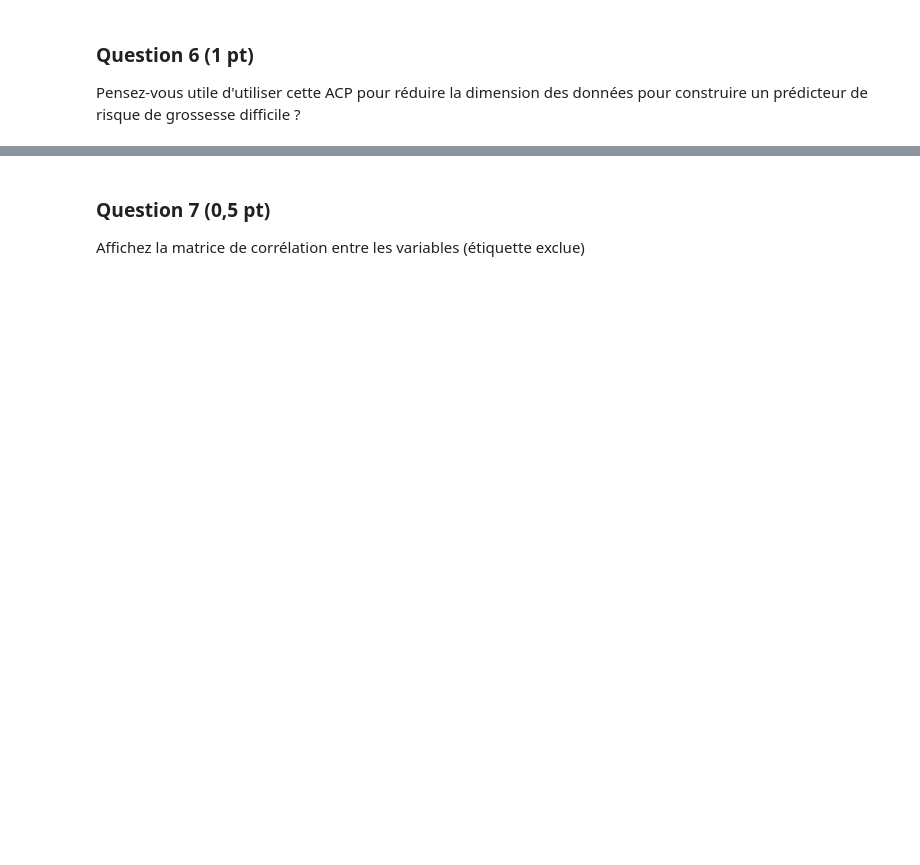
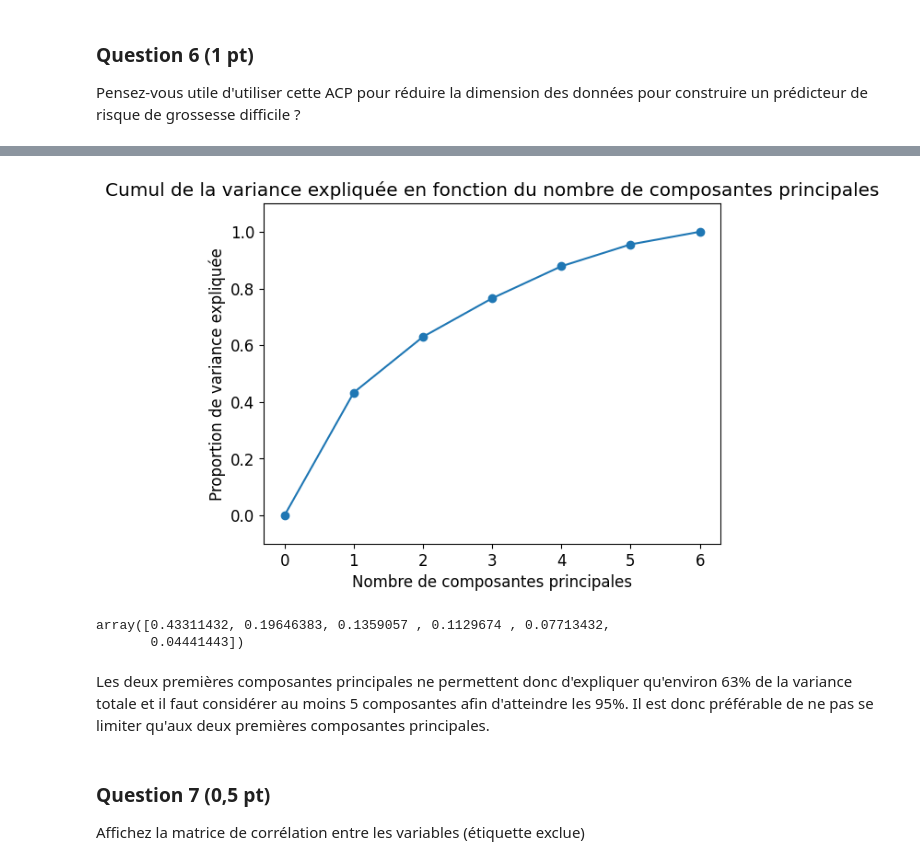
Before and after one commit to romain-lelaidier/sdd-projet, a Jupyter notebook: Projet.ipynb, the cells around one changed output, grey strips where cells are left out. Drawn from its saved outputs; the diff is of its cells as text; code cells hidden in the pictures; blank space fills up the shorter version.

```diff
--- a/Projet.ipynb
+++ b/Projet.ipynb
@@ -148,3 +200,25 @@ Pensez-vous utile d'utiliser cette ACP pour réduire la dimension des données p
+# %%
+pca2 = decomposition.PCA(n_components=6)
+pca2.fit(X_scaled)
+
+x_vals = np.arange(0, 7)
+y_vals = np.insert(pca2.explained_variance_ratio_.cumsum(), 0, 0)
+
+plt.plot(x_vals, y_vals, marker='o')
+plt.xlabel("Nombre de composantes principales")
+plt.ylabel("Proportion de variance expliquée")
+plt.title("Cumul de la variance expliquée en fonction du nombre de composantes principales")
+plt.ylim(-0.1, 1.1)
+plt.show()
+# %% [output]
+[figure, added]
+# %%
+decomposition.PCA().fit(X_scaled).explained_variance_ratio_
+# %% [output]
+array([0.43311432, 0.19646383, 0.1359057 , 0.1129674 , 0.07713432,
+       0.04441443])
+# %% [markdown]
+Les deux premières composantes principales ne permettent donc d'expliquer qu'environ 63% de la variance totale et il faut considérer au moins 5 composantes afin d'atteindre les 95%. Il est donc préférable de ne pas se limiter qu'aux deux premières composantes principales.
 # %% [markdown]
 ### Question 7 (0,5 pt)
 Affichez la matrice de corrélation entre les variables (étiquette exclue)
```
Also changed, not shown: parts of 9 cells of this notebook.
